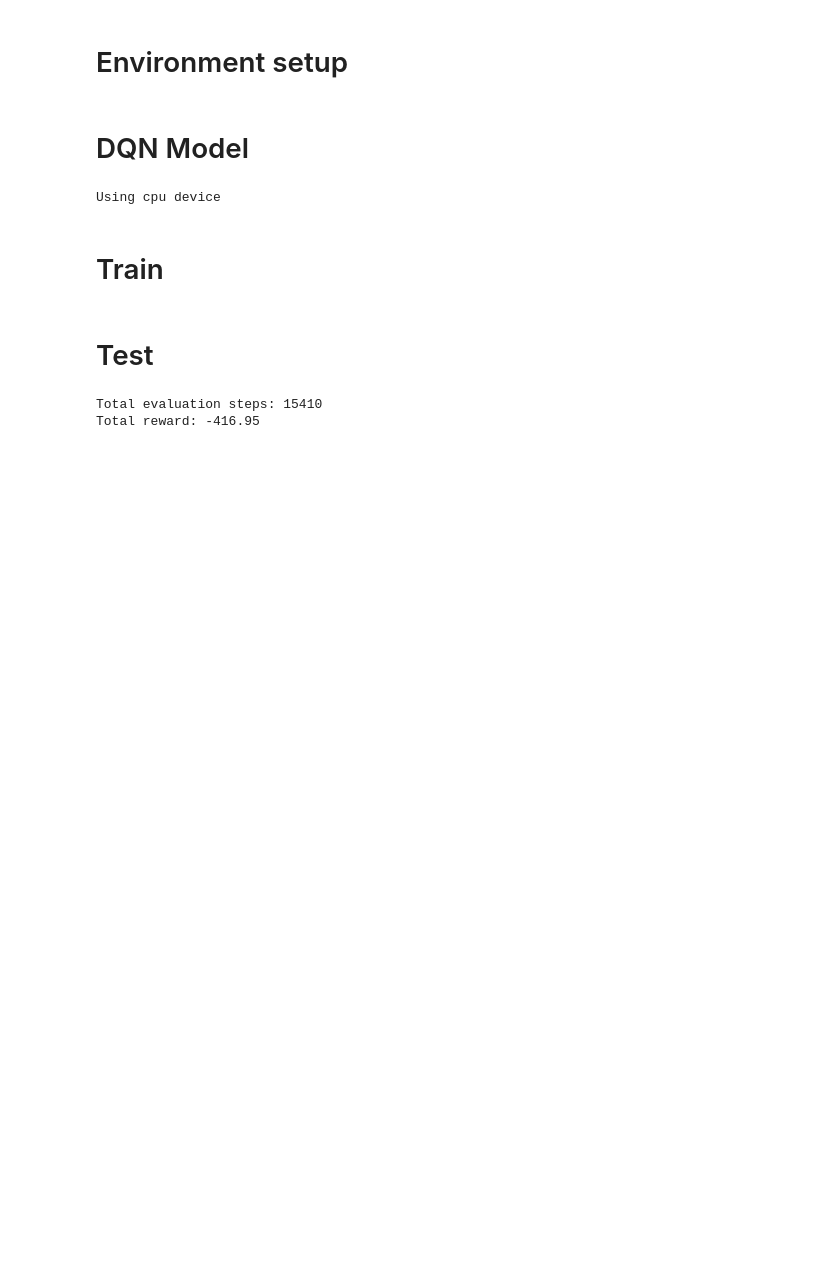
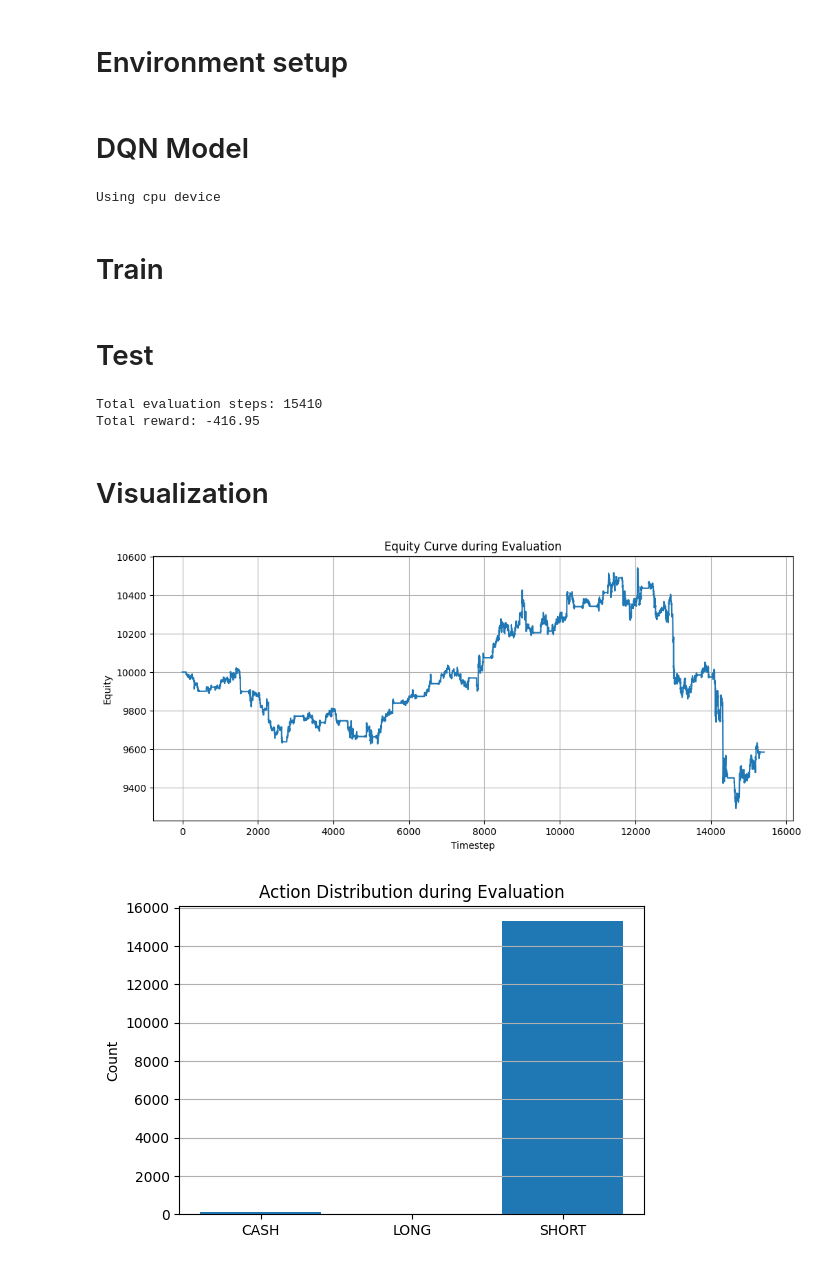
Before and after one commit to rbmr/SupervisedFX, a Jupyter notebook: RQ5/new_env.ipynb, the cells around one changed output. Cells and saved outputs as stored; diff of their text form; code cells hidden in the pictures; blank space fills up the shorter version.

Commit message:
added visualization of negative results

```diff
--- a/RQ5/new_env.ipynb
+++ b/RQ5/new_env.ipynb
@@ -104,3 +104,30 @@ print(f"Total reward: {total_rewards_eval:.2f}")
 # %% [output]
 Total evaluation steps: 15410
 Total reward: -416.95
+# %% [markdown]
+# Visualization
+# %%
+# --- Notebook Cell 9: Visualize Results ---
+from typing import Counter
+
+
+plt.figure(figsize=(12, 5))
+plt.plot(equity_curve)
+plt.title("Equity Curve during Evaluation")
+plt.xlabel("Timestep")
+plt.ylabel("Equity")
+plt.grid(True)
+plt.show()
+
+plt.figure(figsize=(6, 4))
+action_counts = Counter(actions)
+labels = ['CASH', 'LONG', 'SHORT']
+values = [action_counts.get(i, 0) for i in range(3)]
+plt.bar(labels, values)
+plt.title("Action Distribution during Evaluation")
+plt.ylabel("Count")
+plt.grid(axis='y')
+plt.show()
+# %% [output]
+[figure, added]
+[figure, added]
```
